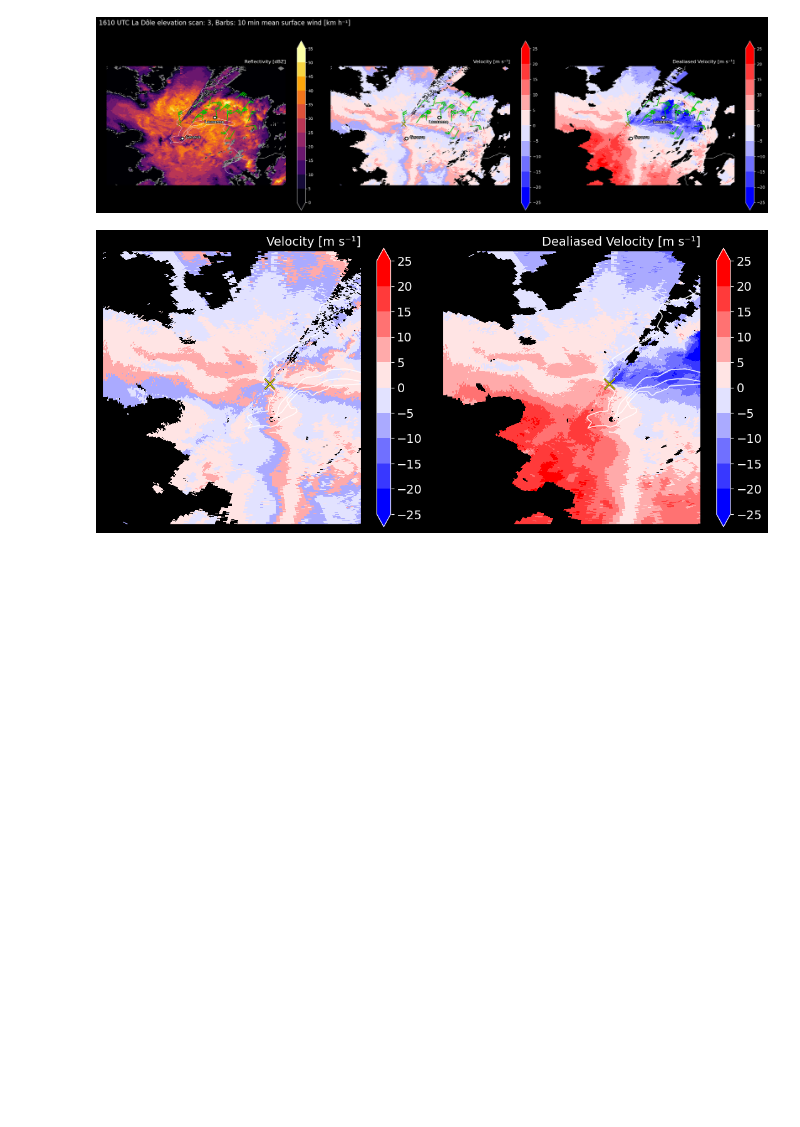
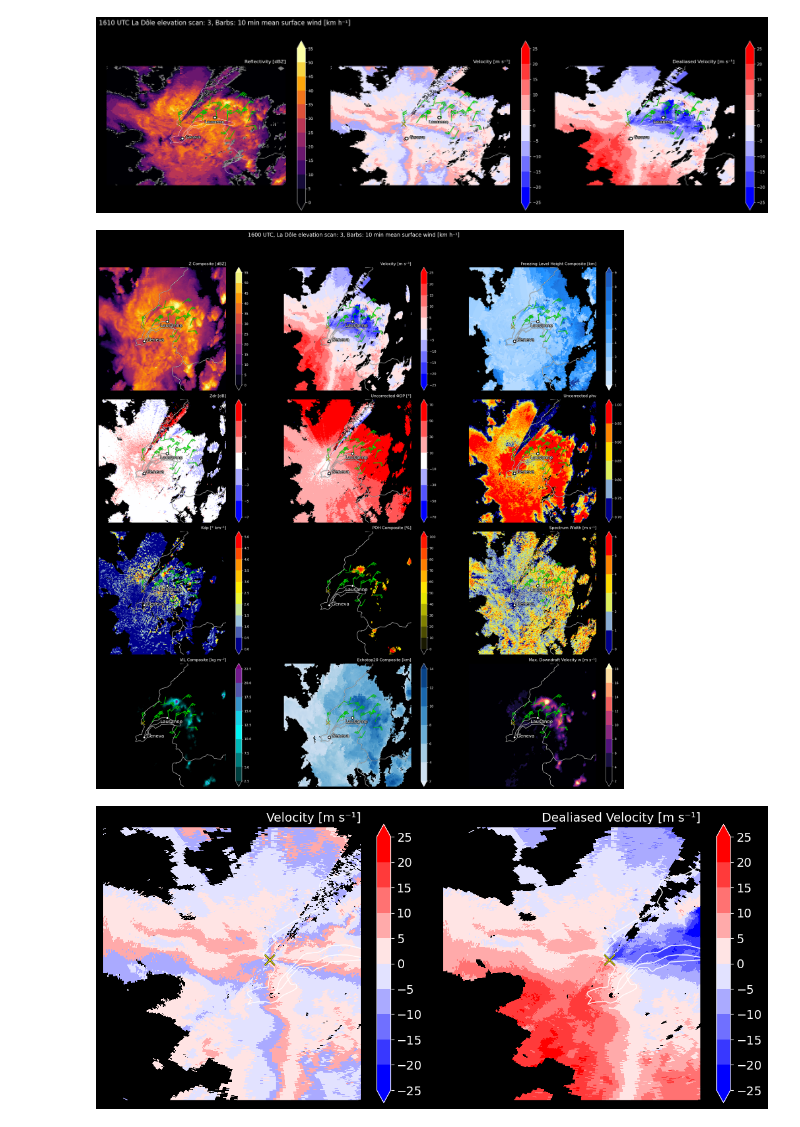
Before and after one commit to florianvalentinackermann/radar_windgusts, a Jupyter notebook: first_case.ipynb, the cells around one changed output. Saved outputs shown, nothing was run; the diff lists cells and outputs as text; code cells hidden in the pictures; blank space fills up the shorter version.

```diff
--- a/first_case.ipynb
+++ b/first_case.ipynb
@@ -591,7 +601,7 @@ axs[2,0].set_title('Kdp [° km⁻¹]', color='white', loc='right')
 # Plot POH
 cmap_bzc = LinearSegmentedColormap.from_list("custom_cmap", ["black","yellow", "red"], N=256)
 cmap_bzc.set_bad(color='black')
-p8 = axs[2,1].pcolormesh(clons, clats, bzc,
+p8 = axs[2,1].pcolormesh(clons, clats, bzc, norm=bzc_norm,
                    cmap=cmap_bzc, transform=projection)
 # Add a colorbar
 cbar8 = plt.colorbar(p8, ax=axs[2,1], extend='both', cmap=cmap_bzc, boundaries=bzc_levels, ticks=bzc_levels
@@ -667,7 +677,10 @@ for row in axs:
         ax.plot(radar_lon, radar_lat, marker='x', color='yellow', markersize=12, transform=ccrs.PlateCarree(), path_effects=[path_effects.withStroke(linewidth=2, foreground='black')])
         ax.plot(geneva_lon, geneva_lat, marker='o', color='white', markersize=8, markeredgecolor='black', markeredgewidth=2, transform=ccrs.PlateCarree())  # Geneva
         ax.plot(lausanne_lon, lausanne_lat, marker='o', color='white', markersize=8, markeredgecolor='black', markeredgewidth=2, transform=ccrs.PlateCarree())  # Lausanne
-        ax.set_extent([5.7, 7.4, 45.5, 47.3], crs=ccrs.PlateCarree())
+        ax.set_extent([5.2, 7.9, 45.5, 47.3], crs=ccrs.PlateCarree())
+        ax.add_feature(cfeature.BORDERS, edgecolor='black', linestyle='-', alpha=0.8, linewidth=2)
+        ax.add_feature(cfeature.COASTLINE, edgecolor='black', alpha=0.8, linewidth=2)
+        ax.add_feature(cfeature.LAKES, edgecolor='black', facecolor='none', alpha=0.8, linewidth=2)
         ax.add_feature(cfeature.BORDERS, edgecolor='white', linestyle='-', alpha=1)
         ax.add_feature(cfeature.COASTLINE, edgecolor='white', alpha=1)
         ax.add_feature(cfeature.LAKES, edgecolor='white', facecolor='none', alpha=1)
@@ -712,7 +725,7 @@ swiss_coords = {
     517: (512005, 144552)   # Genf-Cointrin
 }
 # Transformation for Swiss KM to WGS84 lat/lon
-transformer = Transformer.from_crs(21781, 4326, always_xy=True)
+#transformer = Transformer.from_crs(21781, 4326, always_xy=True)
 # Function to convert Swiss KM-coordinates to lat/lon
 def convert_swiss_to_latlon(swiss_easting, swiss_northing):
     lon, lat = transformer.transform(swiss_easting, swiss_northing)
@@ -746,33 +759,35 @@ for ax in np.ravel(axs):  # Ensure axs is flattened to loop over subplots
             # Plot black barbs first (for the outline)
             ax.barbs(station_lons[i], station_lats[i],
                      u_component, v_component,
                      length=7,  # Length of the barbs
                      linewidth=1.5,  # Thickness of the outline
                      color='black',  # Black color for outline
                      transform=projection)
 
             # Plot cyan barbs on top
             ax.barbs(station_lons[i], station_lats[i],
                      u_component, v_component,
                      length=7,  # Length of the barbs
                      linewidth=1.0,  # Normal thickness for color
                      color='lime',  # Desired color for barbs
                      transform=projection)
         else:
             print(f"Warning: Zero wind speed for station ID {station_ids[i]}. Skipping barb plotting.")
 
 
 
 
 
 
 # Set main title
 plt.suptitle(valid_time3 + ' UTC, La Dôle elevation scan: ' + elevation_scan + ', Barbs: 10 min mean surface wind [km h⁻¹]', color='white', fontsize=16, x=0.5)
 # Adjust layout and display the plot
 plt.tight_layout(rect=[0, 0, 1, 0.95])
 
 # Save the figure
 #plt.savefig("/users/fackerma/newproject1/figures/first_case/" + valid_time3 + "_" + elevation_scan + "_all_variables.png", facecolor='black', dpi=300)
+# %% [output]
+[figure, added]
 # %%
 # Demonstrate Dealiased Velocity and Raw Velocity
 
```
Also changed, not shown: parts of 3 cells of this notebook, 33 other files.
